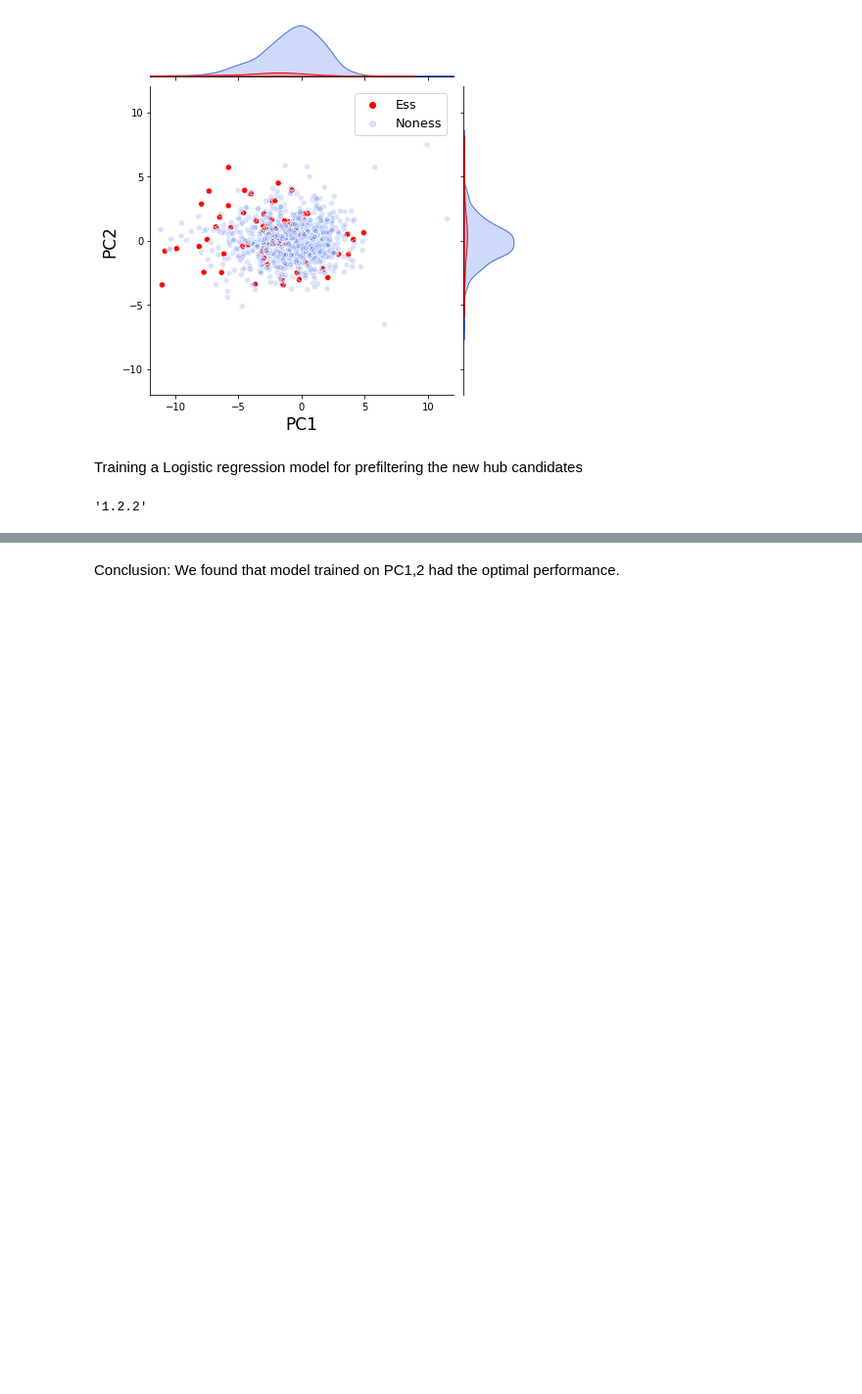
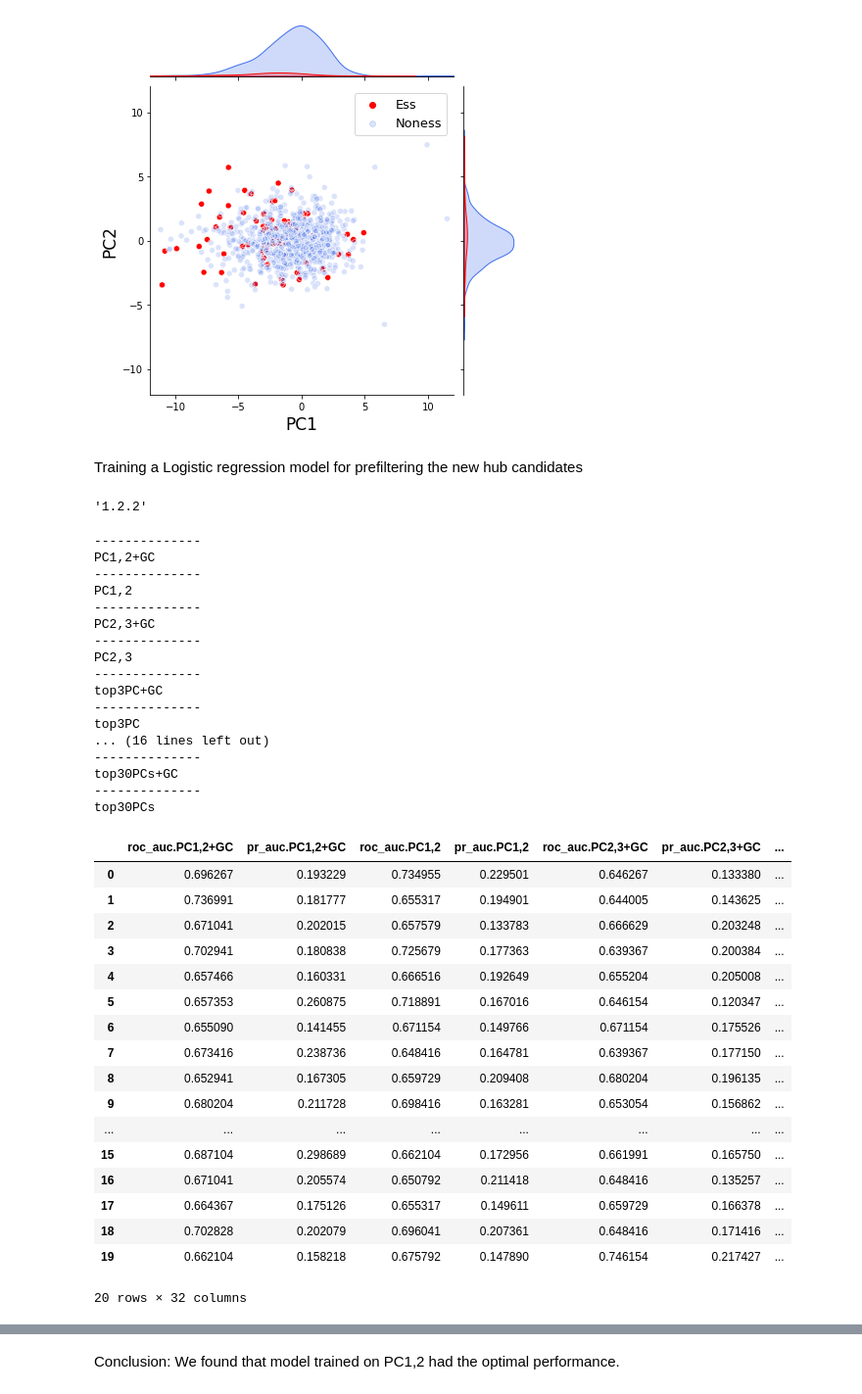
Before and after one commit to yyaoisgood2021/HUB-screening, a Jupyter notebook: scripts/CNN-AE-LR.ipynb, the cells around one changed output, grey strips where cells are left out. Shown at 98% size. Drawn from its saved outputs; the diff is of its cells as text; code cells hidden in the pictures; blank space fills up the shorter version.

```diff
--- a/scripts/CNN-AE-LR.ipynb
+++ b/scripts/CNN-AE-LR.ipynb
@@ -120,7 +120,7 @@ def train_one_exp(hub_df_all,
     os.makedirs(save_folder, exist_ok=True)
 
 
-    tmp = hub_df_all[['c','s','e']].copy()
+    tmp = hub_df_all.copy()
     tmp['s'] = tmp['s'] - ext_len
     tmp['e'] = tmp['e'] + ext_len
 
@@ -438,11 +446,16 @@ for exp_name, exp_PC in PCs_to_use_dict.items():
         roc_auc_hist = []
         pr_auc_hist = []
 
-        for rep_id in range(30): # perform 30 independent runs for each condition
+        if model_name in seed_dt.columns:
+            seed_list = list(seed_dt[model_name])
+        else:
+            seed_list = [int(30+20*_i) for _i in range(20)]
+
+        for rep_id, random_seed in enumerate(seed_list): # perform 30 independent runs for each condition
 
             # split for ess and noness respectively
-            X_train_ess, X_test_ess, y_train_ess, y_test_ess = train_test_split(X_ess, y_ess, test_size=0.25, )
-            X_train_noness, X_test_noness, y_train_noness, y_test_noness = train_test_split(X_noness, y_noness, test_size=0.25, )
+            X_train_ess, X_test_ess, y_train_ess, y_test_ess = train_test_split(X_ess, y_ess, test_size=0.25, random_state=random_seed, )
+            X_train_noness, X_test_noness, y_train_noness, y_test_noness = train_test_split(X_noness, y_noness, test_size=0.25, random_state=random_seed, )
 
             X_train = np.vstack((X_train_ess, X_train_noness))
             X_test = np.vstack((X_test_ess, X_test_noness))
@@ -459,6 +472,7 @@ for exp_name, exp_PC in PCs_to_use_dict.items():
             lg = LogisticRegression(
                 class_weight = 'balanced',
                 max_iter=1000,
+                random_state=random_seed,
                 # solver='liblinear',
                                     )
 
@@ -477,33 +491,69 @@ for exp_name, exp_PC in PCs_to_use_dict.items():
             # balanced average acc
             bac_this_model = balanced_accuracy_score(y_test, y_test_pred)
 
             # prec-recal curve
             prec_, rec_, _ = precision_recall_curve(y_test, y_test_pred_prob)
             pr_auc_this_model = auc(rec_, prec_)
 
             roc_auc_hist.append(bac_this_model)
             pr_auc_hist.append(pr_auc_this_model)
 
 
         if exp_i==1:
             # the first time run this code, so to initilize
             final_dt = pd.DataFrame({
                 'roc_auc.{}'.format(model_name):roc_auc_hist,
                 'pr_auc.{}'.format(model_name):pr_auc_hist,
             })
         else:
             # not the first time, so to append
             final_dt = pd.concat((
                 final_dt,
                 pd.DataFrame({
                 'roc_auc.{}'.format(model_name):roc_auc_hist,
                 'pr_auc.{}'.format(model_name):pr_auc_hist,
             }),
             ), axis = 1
             )
 
 
 final_dt
+# %% [output]
+--------------
+PC1,2+GC
+--------------
+PC1,2
+--------------
+PC2,3+GC
+--------------
+PC2,3
+--------------
+top3PC+GC
+--------------
+top3PC
+... (16 lines left out)
+--------------
+top30PCs+GC
+--------------
+top30PCs
+|  | roc_auc.PC1,2+GC | pr_auc.PC1,2+GC | roc_auc.PC1,2 | pr_auc.PC1,2 | roc_auc.PC2,3+GC | pr_auc.PC2,3+GC | ... |
+| 0 | 0.696267 | 0.193229 | 0.734955 | 0.229501 | 0.646267 | 0.133380 | ... |
+| 1 | 0.736991 | 0.181777 | 0.655317 | 0.194901 | 0.644005 | 0.143625 | ... |
+| 2 | 0.671041 | 0.202015 | 0.657579 | 0.133783 | 0.666629 | 0.203248 | ... |
+| 3 | 0.702941 | 0.180838 | 0.725679 | 0.177363 | 0.639367 | 0.200384 | ... |
+| 4 | 0.657466 | 0.160331 | 0.666516 | 0.192649 | 0.655204 | 0.205008 | ... |
+| 5 | 0.657353 | 0.260875 | 0.718891 | 0.167016 | 0.646154 | 0.120347 | ... |
+| 6 | 0.655090 | 0.141455 | 0.671154 | 0.149766 | 0.671154 | 0.175526 | ... |
+| 7 | 0.673416 | 0.238736 | 0.648416 | 0.164781 | 0.639367 | 0.177150 | ... |
+| 8 | 0.652941 | 0.167305 | 0.659729 | 0.209408 | 0.680204 | 0.196135 | ... |
+| 9 | 0.680204 | 0.211728 | 0.698416 | 0.163281 | 0.653054 | 0.156862 | ... |
+| ... | ... | ... | ... | ... | ... | ... | ... |
+| 15 | 0.687104 | 0.298689 | 0.662104 | 0.172956 | 0.661991 | 0.165750 | ... |
+| 16 | 0.671041 | 0.205574 | 0.650792 | 0.211418 | 0.648416 | 0.135257 | ... |
+| 17 | 0.664367 | 0.175126 | 0.655317 | 0.149611 | 0.659729 | 0.166378 | ... |
+| 18 | 0.702828 | 0.202079 | 0.696041 | 0.207361 | 0.648416 | 0.171416 | ... |
+| 19 | 0.662104 | 0.158218 | 0.675792 | 0.147890 | 0.746154 | 0.217427 | ... |
+20 rows × 32 columns
 # %%
 roc_height_hist = []
 roc_height_err_hist = []
```
Also changed, not shown: parts of 2 cells of this notebook.
